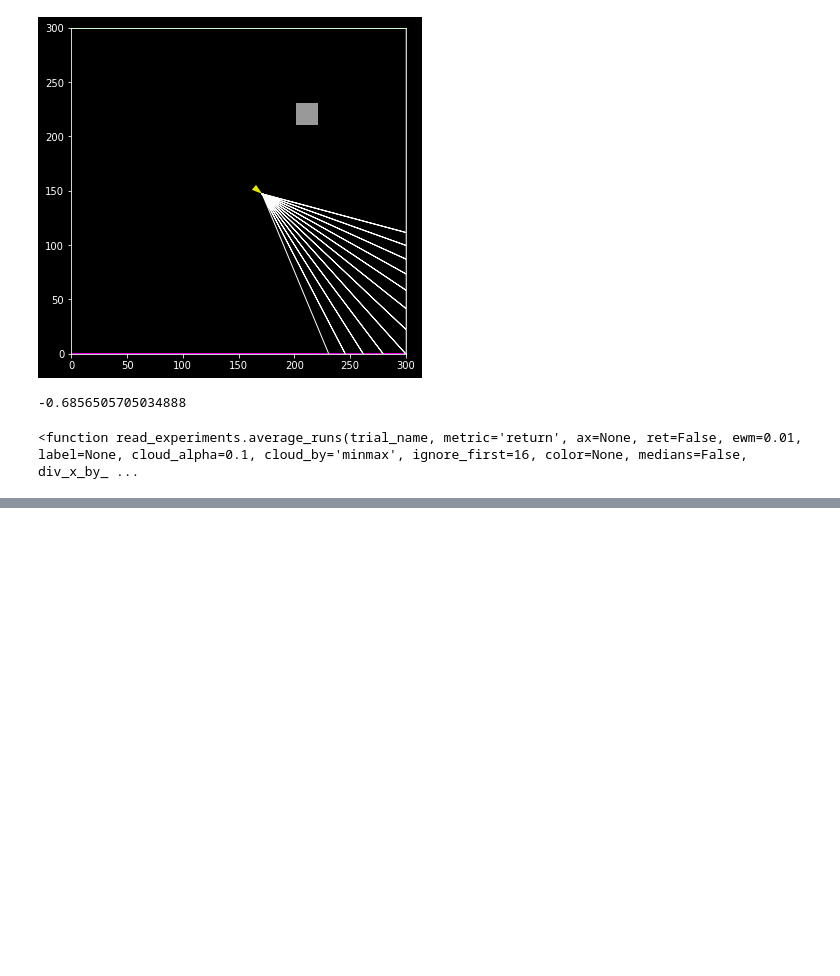
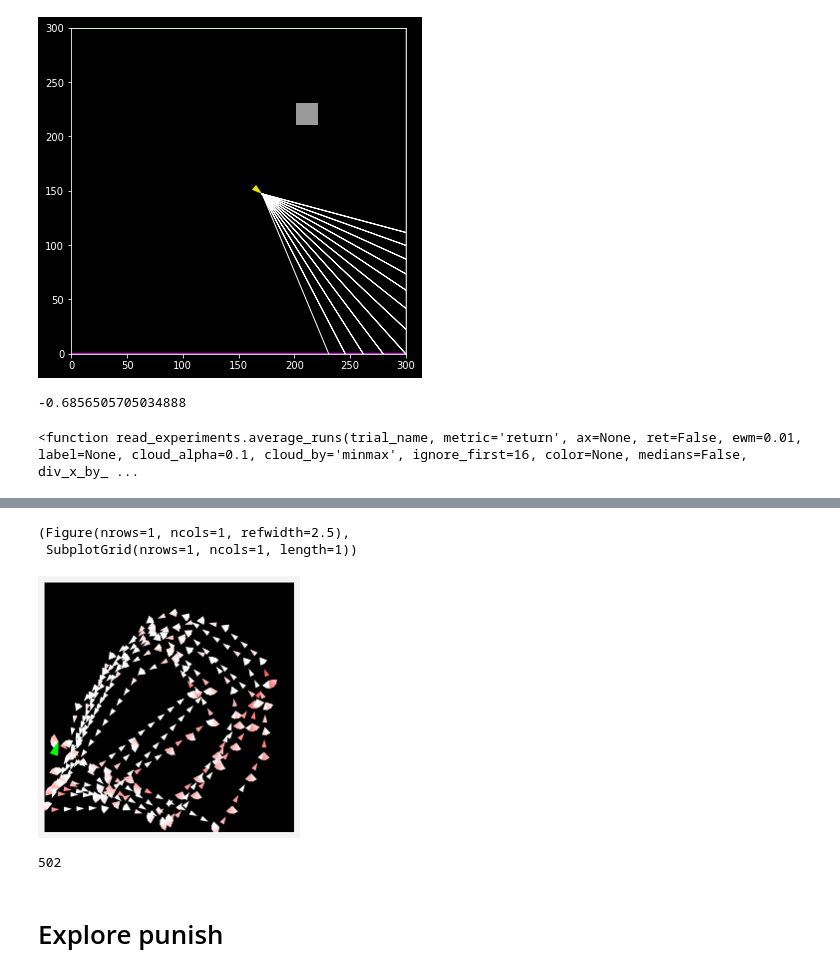
Before and after one commit to liuandrew/ppo_aux, a Jupyter notebook: write_and_test/Untitled.ipynb, the cells around one changed output, grey strips where cells are left out. Saved outputs shown, nothing was run; the diff lists cells and outputs as text; code cells hidden in the pictures; blank space fills up the shorter version.

```diff
--- a/write_and_test/Untitled.ipynb
+++ b/write_and_test/Untitled.ipynb
@@ -35,13 +35,22 @@ import sys
 sys.path.append('../')
 from evaluation import *
 from model_evaluation import *
+from trajectories import *
 %run ../evaluation
 
 env_kwargs = {'num_objects': 0, 'rew_structure': 'goal',
               'task_structure': 3, 'wall_colors': 4, 'num_rays': 12, 'fov': 1,
               'character_reset_pos': 1,  'one_hot_obs': True}
-model, obs_rms = torch.load('../trained_models/ppo/nav_4wallexplore/nav_4wallexplore_batch128onehot_t0.pt')
 
-res = evaluate(model, obs_rms, env_kwargs=env_kwargs, num_episodes=1, data_callback=nav_data_callback,
+env_kwargs = {'num_objects': 0, 'rew_structure': 'explore',
+              'task_structure': 3, 'wall_colors': 4, 'num_rays': 12, 'fov': 1,
+              'character_reset_pos': 1,  'one_hot_obs': True,
+              'turn_speed': 0.5, 'move_speed': 15, 'max_steps': 500}
+# model, obs_rms = torch.load('../trained_models/ppo/nav_4wallexplore/nav_4wallexplore_batch128onehot_t0.pt')
+# model, obs_rms = torch.load('../saved_models/4wallexplore/nav_4wallexplore_batch128faster20m_t1.pt')
+# model, obs_rms = torch.load('../saved_models/4we_aux/nav_4wallexplore_batch128faster20mrewexplore_t0.pt')
+model, obs_rms = torch.load('../saved_models/4we_aux/nav_4wallexplore_batch128explorepunish_t0.pt')
+
+res = evaluate(model, obs_rms, env_kwargs=env_kwargs, num_episodes=10, data_callback=nav_data_callback,
               verbose=2)
 # %% [output]
@@ -55,0 +70,17 @@ FileNotFoundError: [Errno 2] No such file or directory: 'tmp\\0.monitor.csv'
+# %%
+i = 1
+
+pos = res['data']['pos'][i]
+angle = res['data']['angle'][i]
+
+draw_trajectory(pos, angle)
+# %% [output]
+(Figure(nrows=1, ncols=1, refwidth=2.5),
+ SubplotGrid(nrows=1, ncols=1, length=1))
+[figure, added]
+# %%
+len(pos)
+# %% [output]
+502
+# %% [markdown]
+# Explore punish
```
Also changed, not shown: parts of 14 cells of this notebook, 16 other files.
